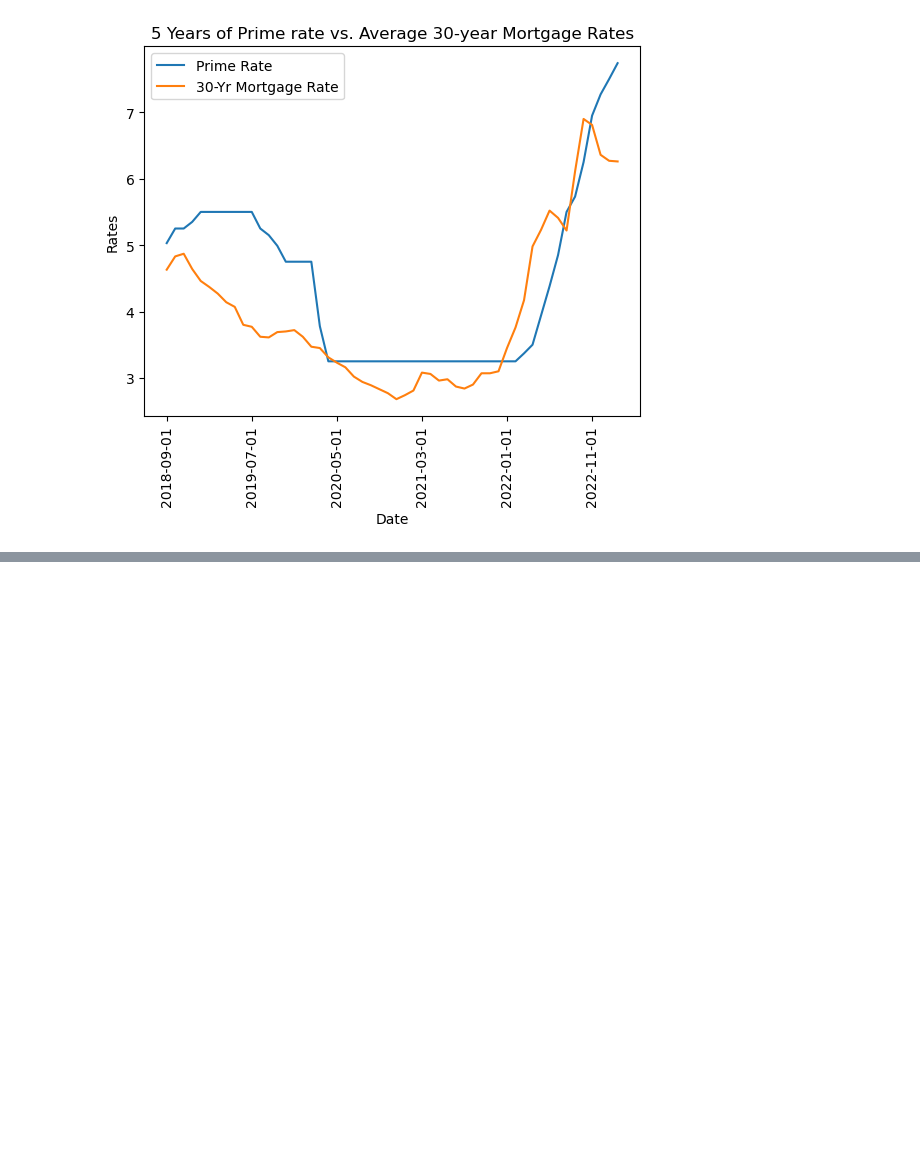
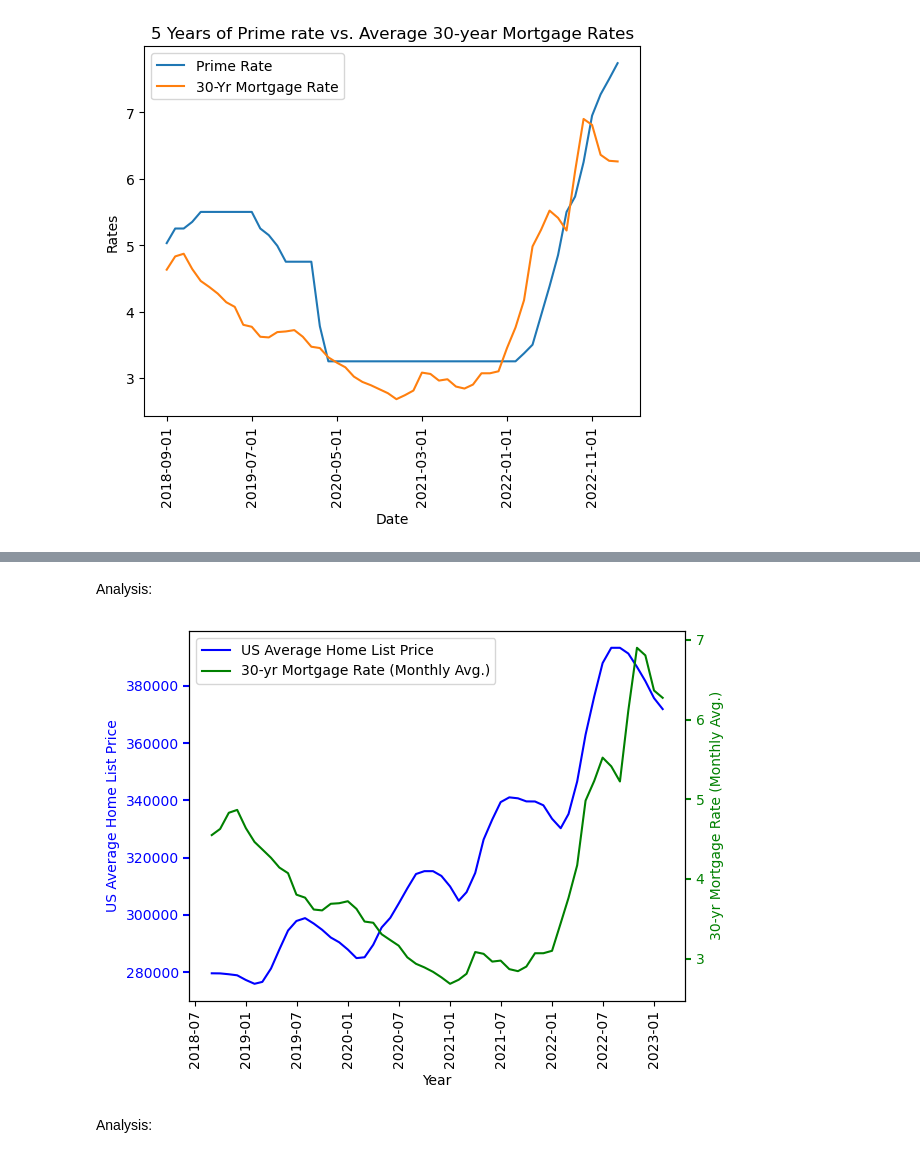
Before and after one commit to ceramicbull/Project-1-Repo, a Jupyter notebook: Group Project One Notebook.ipynb, the cells around one changed output, grey strips where cells are left out. Saved outputs shown, nothing was run; the diff lists cells and outputs as text; code cells hidden in the pictures; blank space fills up the shorter version.

```diff
--- a/Group Project One Notebook.ipynb
+++ b/Group Project One Notebook.ipynb
@@ -419,0 +479,47 @@ _5year_line.get_figure().savefig('5line.png', bbox_inches="tight", dpi=300)
+# %% [markdown]
+Analysis:
+# %%
+# plot Average US List Price and Average US Mortgage Rate multi-line Plot
+
+# set x and y values
+us_average_home_list = lr_median_list_price_us.loc['United States']
+us_average_home_list=us_average_home_list.astype(float)
+
+us_average_mortgage= average_mortgage_rate['Average Rate']
+us_average_mortgage=us_average_mortgage.astype(float)
+
+years = lr_median_list_price_us.keys()
+years_2 = pd.to_datetime(years)
+
+# plot figure using ax subplots for multi-y-axis
+fig, ax = plt.subplots()
+twin1 = ax.twinx()
+
+list_price_plot, = ax.plot(years_2, us_average_home_list, color="blue", label="US Average Home List Price" )
+mortgage_plot, = twin1.plot(years_2, us_average_mortgage, color='green', label="30-yr Mortgage Rate (Monthly Avg.)")
+
+# set tick lables, colors, and rotation
+for tick in ax.get_xticklabels():
+    tick.set_rotation(90)
+
+tkw = dict(size=4, width=1.5)
+ax.tick_params(axis='y', colors=list_price_plot.get_color(), **tkw)
+twin1.tick_params(axis='y', colors=mortgage_plot.get_color(), **tkw)
+
+ax.yaxis.label.set_color(list_price_plot.get_color())
+twin1.yaxis.label.set_color(mortgage_plot.get_color())
+
+#set labels
+ax.set_xlabel('Year')
+ax.set_ylabel('US Average Home List Price')
+twin1.set_ylabel('30-yr Mortgage Rate (Monthly Avg.)')
+
+# set legend
+ax.legend(handles = [list_price_plot, mortgage_plot])
+
+# show plot
+plt.show()
+# %% [output]
+[figure, added]
+# %% [markdown]
+Analysis:
```
Also changed, not shown: parts of 5 cells of this notebook, 1 other file.
